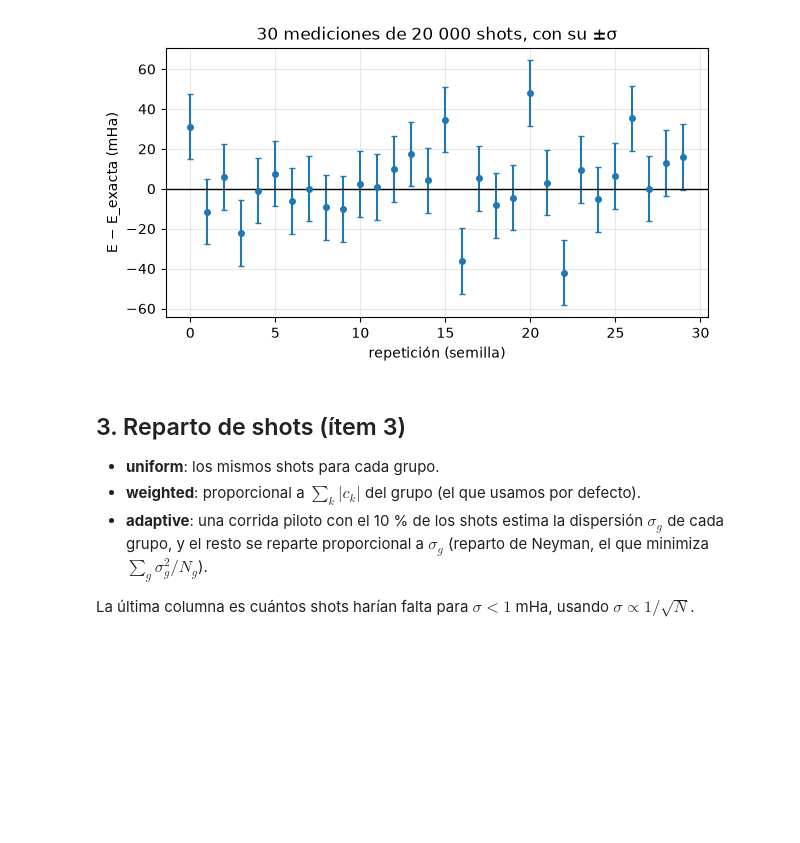
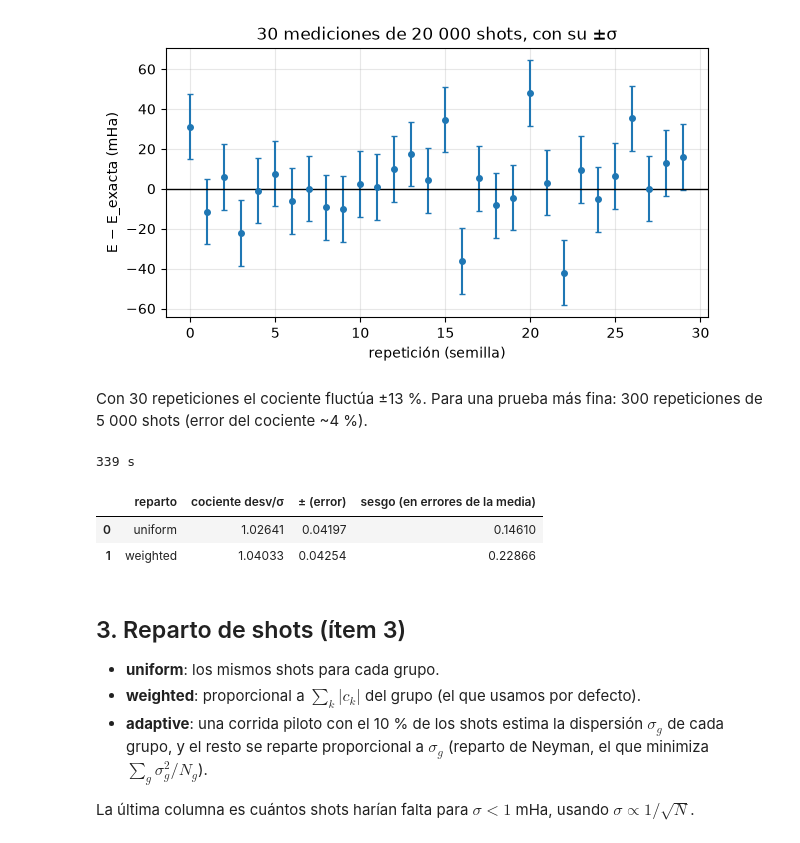
Before and after one commit to MaxiChiate/QNTM_JAM_Alice_Huang, a Jupyter notebook: notebooks/maxi_medicion_y_analisis.ipynb, the cells around one changed output. Cells and saved outputs as stored; diff of their text form; code cells hidden in the pictures; blank space fills up the shorter version.

Commit message:
Ensayo local de Colab (run_clean.py), validación de σ con 300 repeticiones y fix de figura duplicada
Co-Authored-By: Claude Opus 5.5 <noreply@anthropic.com>

```diff
--- a/notebooks/maxi_medicion_y_analisis.ipynb
+++ b/notebooks/maxi_medicion_y_analisis.ipynb
@@ -104,6 +104,24 @@ cociente:                       1.16
 media - exacta:                 +3.15 mHa (error de la media: 3.49 mHa)
 fracción dentro de ±σ: 73% (se espera ~68 %)
 [figure]
+# %% [markdown]
+Con 30 repeticiones el cociente fluctúa ±13 %. Para una prueba más fina: 300 repeticiones de 5 000 shots (error del cociente ~4 %).
+# %%
+t0 = time.time()
+rows = []
+for allocation in ("uniform", "weighted"):
+    v300 = validate_sigma(qc_mix, None, H, 5_000, n_repeats=300, allocation=allocation, seed0=1000)
+    rows.append({"reparto": allocation,
+                 "cociente desv/σ": v300["ratio"],
+                 "± (error)": v300["std_energies_error"] / v300["mean_sigma"],
+                 "sesgo (en errores de la media)": (v300["mean_energy"] - exact_mix) / (v300["std_energies"] / np.sqrt(300))})
+print(f"{time.time() - t0:.0f} s")
+pd.DataFrame(rows)
+# %% [output]
+339 s
+|  | reparto | cociente desv/σ | ± (error) | sesgo (en errores de la media) |
+| 0 | uniform | 1.02641 | 0.04197 | 0.14610 |
+| 1 | weighted | 1.04033 | 0.04254 | 0.22866 |
 # %% [markdown]
 ## 3. Reparto de shots (ítem 3)
 
```
Also changed, not shown: parts of 3 cells of this notebook, 4 other files.
